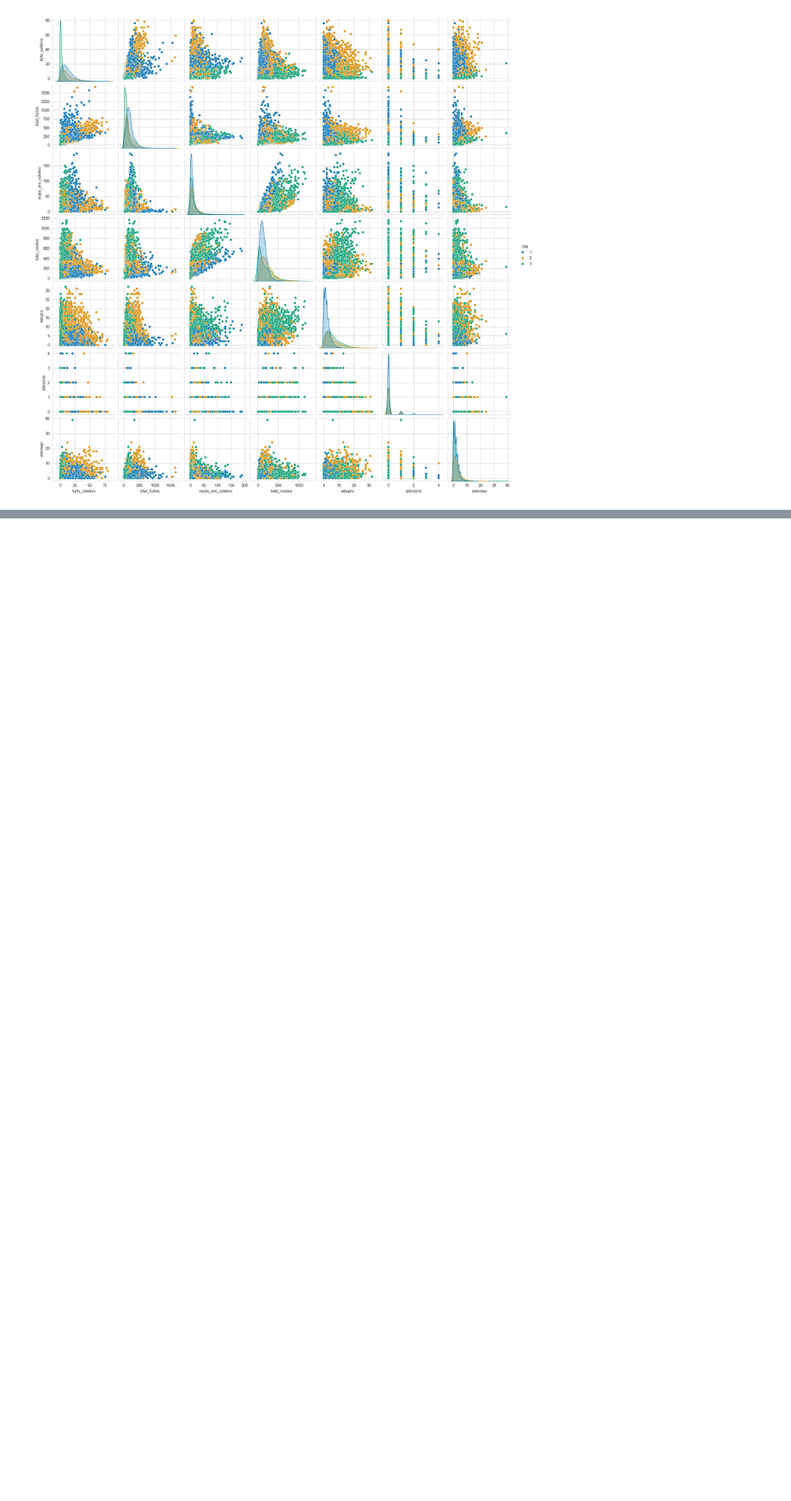
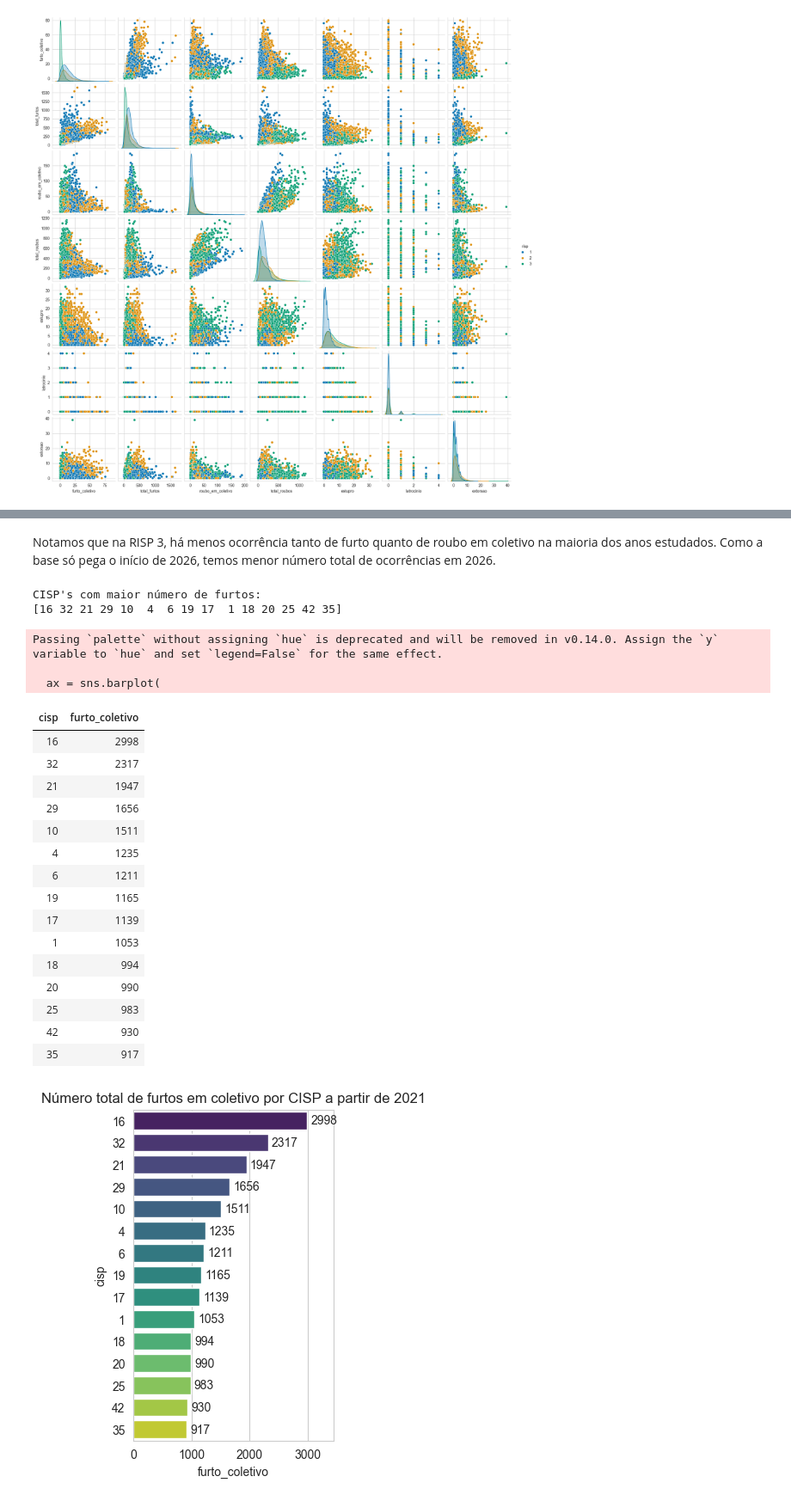
Before and after one commit to UFRJ-Analytica/PS-2026.1, a Jupyter notebook: notebooks/analiseexploratoria.ipynb, the cells around one changed output, grey strips where cells are left out. Shown at 86% size. Saved outputs shown, nothing was run; the diff lists cells and outputs as text; code cells hidden in the pictures; blank space fills up the shorter version.

```diff
--- a/notebooks/analiseexploratoria.ipynb
+++ b/notebooks/analiseexploratoria.ipynb
@@ -214,0 +231,48 @@ sns.pairplot(dfpair, hue="risp", palette=qualitativepalette)
+# %% [markdown]
+Notamos que na RISP 3, há menos ocorrência tanto de furto quanto de roubo em coletivo na maioria dos anos estudados. Como a base só pega o início de 2026, temos menor número total de ocorrências em 2026.
+# %%
+df_total = df.groupby('cisp')['furto_coletivo'].sum().reset_index()
+df_total = df_total.sort_values(by='furto_coletivo', ascending=False).head(15)
+
+print("CISP's com maior número de furtos:")
+print((df_total['cisp'].unique()))
+
+plt.figure(figsize=(3, 5))
+ax = sns.barplot(
+    data=df_total,
+    x="furto_coletivo",
+    y=df_total["cisp"].astype(str),
+    palette="viridis"
+)
+for container in ax.containers:
+    ax.bar_label(container, padding=3, fontsize=10, fmt='%d')
+plt.xlim(0, df_total['furto_coletivo'].max() * 1.15)
+plt.title("Número total de furtos em coletivo por CISP a partir de 2021")
+
+tabela_furto = df_total.style.background_gradient(cmap='Reds') \
+                    .format({'Total de Furtos': '{:,.0f}'}) \
+                    .hide(axis='index')
+tabela_furto
+# %% [output]
+CISP's com maior número de furtos:
+[16 32 21 29 10  4  6 19 17  1 18 20 25 42 35]
+Passing `palette` without assigning `hue` is deprecated and will be removed in v0.14.0. Assign the `y` variable to `hue` and set `legend=False` for the same effect.
+
+  ax = sns.barplot(
+| cisp | furto_coletivo |
+| 16 | 2998 |
+| 32 | 2317 |
+| 21 | 1947 |
+| 29 | 1656 |
+| 10 | 1511 |
+| 4 | 1235 |
+| 6 | 1211 |
+| 19 | 1165 |
+| 17 | 1139 |
+| 1 | 1053 |
+| 18 | 994 |
+| 20 | 990 |
+| 25 | 983 |
+| 42 | 930 |
+| 35 | 917 |
+[figure, added]
```
Also changed, not shown: parts of 16 cells of this notebook, 1 other file.
